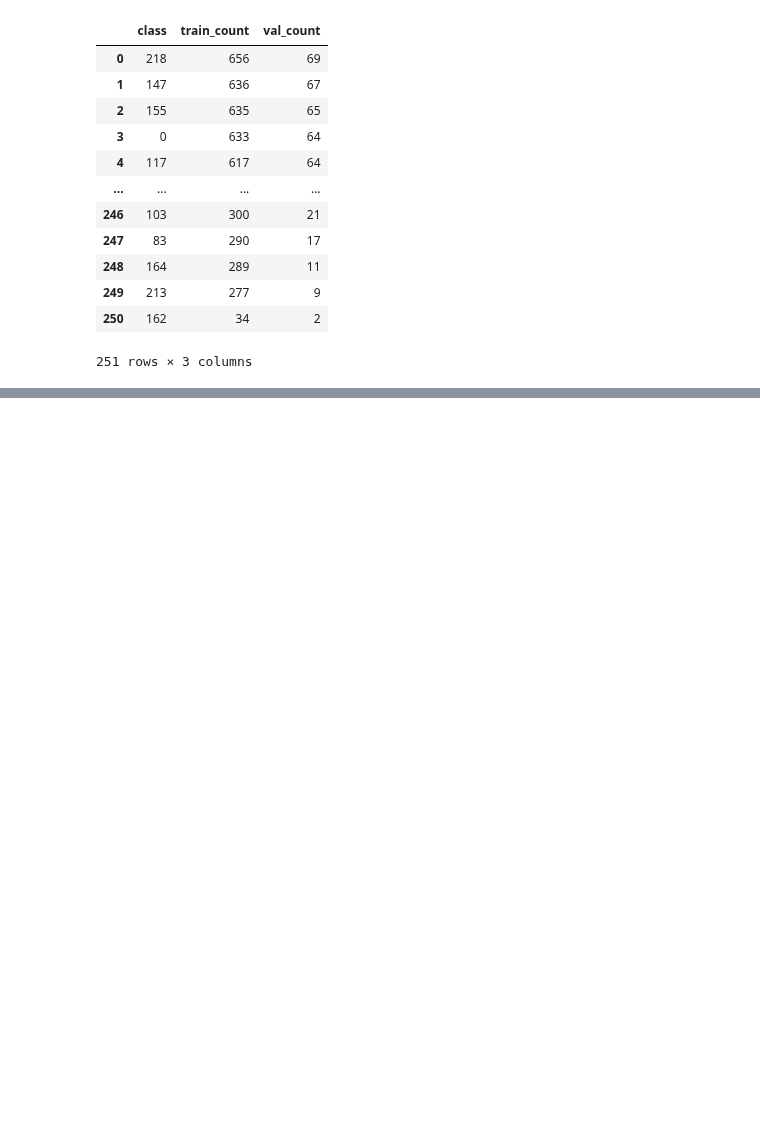
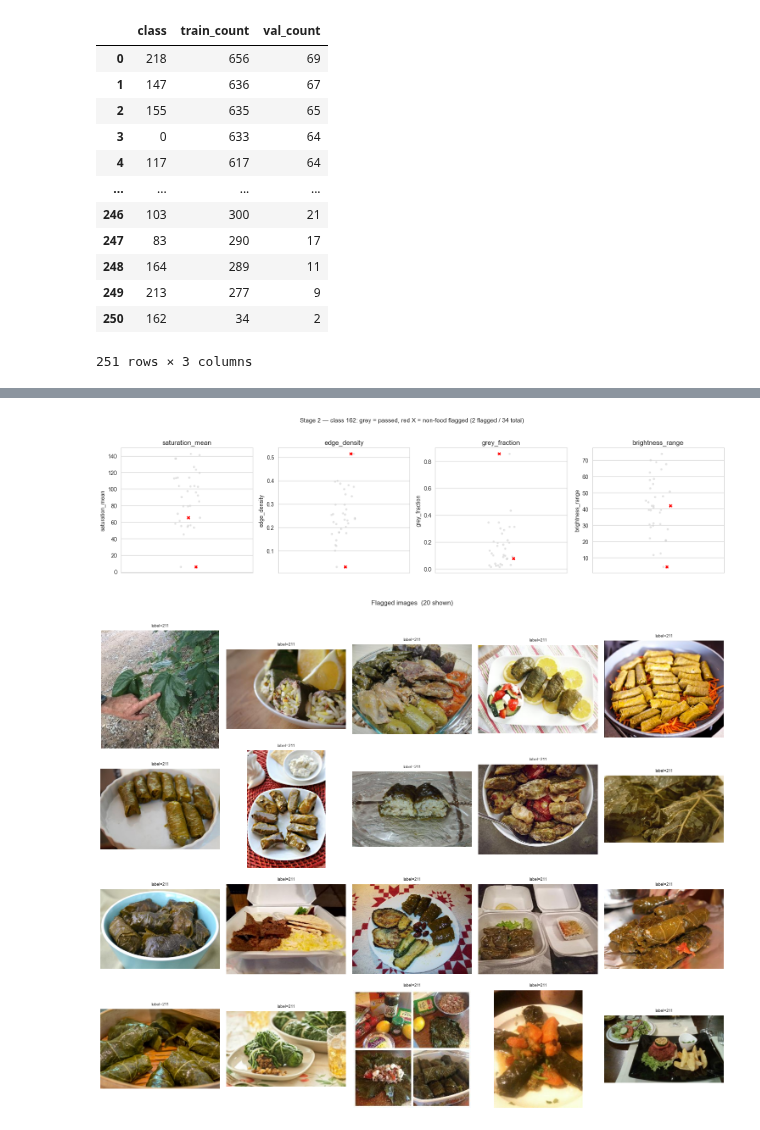
Before and after one commit to MulatYazew/Image-classification-Supervised-vs-Self-Supervised-Learning, a Jupyter notebook: notebooks/Food251Net_Supervised_vs_SelfSupervised_Learning.ipynb, the cells around one changed output, grey strips where cells are left out. Saved outputs shown, nothing was run; the diff lists cells and outputs as text; code cells hidden in the pictures; blank space fills up the shorter version.

Commit message:
outlier handled

```diff
--- a/notebooks/Food251Net_Supervised_vs_SelfSupervised_Learning.ipynb
+++ b/notebooks/Food251Net_Supervised_vs_SelfSupervised_Learning.ipynb
@@ -185,0 +146,20 @@ Image IDs with issues:
+# %%
+import argparse
+from codes.outlier_handler import run_outlier_pipeline
+
+parser = argparse.ArgumentParser(description="Food-251 outlier detection pipeline")
+
+parser.add_argument("--csv",         default="../dataset/train_labels.csv", help="Path to labels CSV")
+parser.add_argument("--img_dir",     default="../dataset/train_set/",       help="Path to flat image folder")
+parser.add_argument("--classes",     default=251, type=int,                 help="Number of classes")
+parser.add_argument("--device",      default="mps",                         help="mps | cuda | cpu")
+
+
+args, unknown = parser.parse_known_args()
+
+df, stats_df, flagged_df, feats, image_ids, issues_df = run_outlier_pipeline(
+    csv_path     = args.csv,
+    img_dir      = args.img_dir,
+    num_classes  = args.classes,
+    device       = args.device,
+)
@@ -185,0 +195,7 @@ Image IDs with issues:
+# %%
+from codes.outlier_handler import plot_stage2_outlier_context, plot_flagged_images
+plot_stage2_outlier_context(stats_df, flagged_df, 162)
+plot_flagged_images(df, "../dataset/train_set")
+# %% [output]
+[figure, added]
+[figure, added]
```
Also changed, not shown: parts of 4 cells of this notebook, 5 other files.
